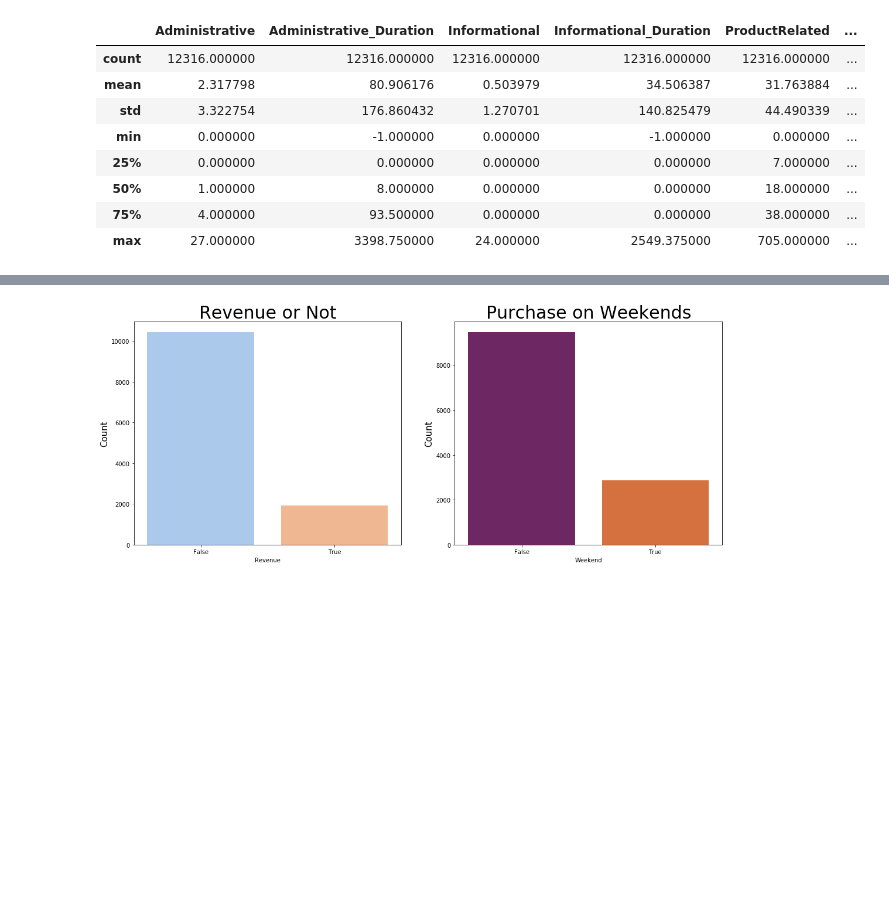
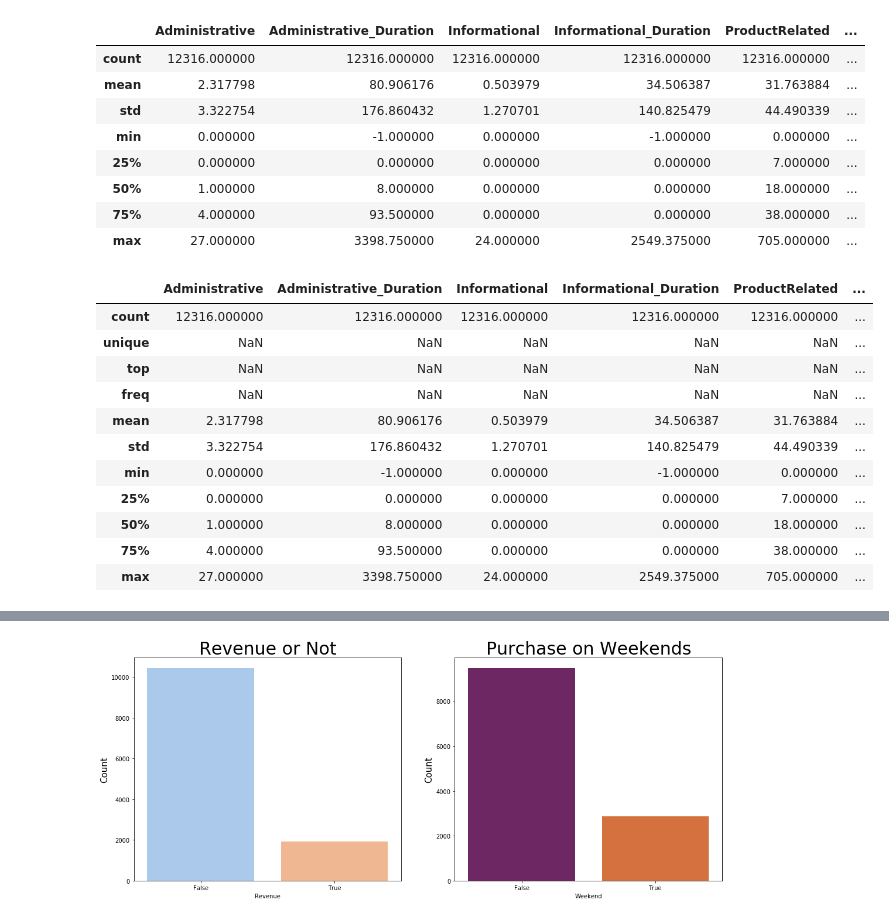
Before and after one commit to Shaila96/kaggle-dataset-analysis, a Jupyter notebook: OnlineShoppersIntention/EDA.ipynb, the cells around one changed output, grey strips where cells are left out. Cells and saved outputs as stored; diff of their text form; code cells hidden in the pictures; blank space fills up the shorter version.

```diff
--- a/OnlineShoppersIntention/EDA.ipynb
+++ b/OnlineShoppersIntention/EDA.ipynb
@@ -63,3 +63,19 @@ df.describe()
 | 50% | 1.000000 | 8.000000 | 0.000000 | 0.000000 | 18.000000 | ... |
 | 75% | 4.000000 | 93.500000 | 0.000000 | 0.000000 | 38.000000 | ... |
 | max | 27.000000 | 3398.750000 | 24.000000 | 2549.375000 | 705.000000 | ... |
+# %%
+# Displays the descriptive statistics for all the columns, including the categorical columns
+df.describe(include='all')
+# %% [output]
+|  | Administrative | Administrative_Duration | Informational | Informational_Duration | ProductRelated | ... |
+| count | 12316.000000 | 12316.000000 | 12316.000000 | 12316.000000 | 12316.000000 | ... |
+| unique | NaN | NaN | NaN | NaN | NaN | ... |
+| top | NaN | NaN | NaN | NaN | NaN | ... |
+| freq | NaN | NaN | NaN | NaN | NaN | ... |
+| mean | 2.317798 | 80.906176 | 0.503979 | 34.506387 | 31.763884 | ... |
+| std | 3.322754 | 176.860432 | 1.270701 | 140.825479 | 44.490339 | ... |
+| min | 0.000000 | -1.000000 | 0.000000 | -1.000000 | 0.000000 | ... |
+| 25% | 0.000000 | 0.000000 | 0.000000 | 0.000000 | 7.000000 | ... |
+| 50% | 1.000000 | 8.000000 | 0.000000 | 0.000000 | 18.000000 | ... |
+| 75% | 4.000000 | 93.500000 | 0.000000 | 0.000000 | 38.000000 | ... |
+| max | 27.000000 | 3398.750000 | 24.000000 | 2549.375000 | 705.000000 | ... |
```
Also changed, not shown: parts of 8 cells of this notebook, 20 other files.
